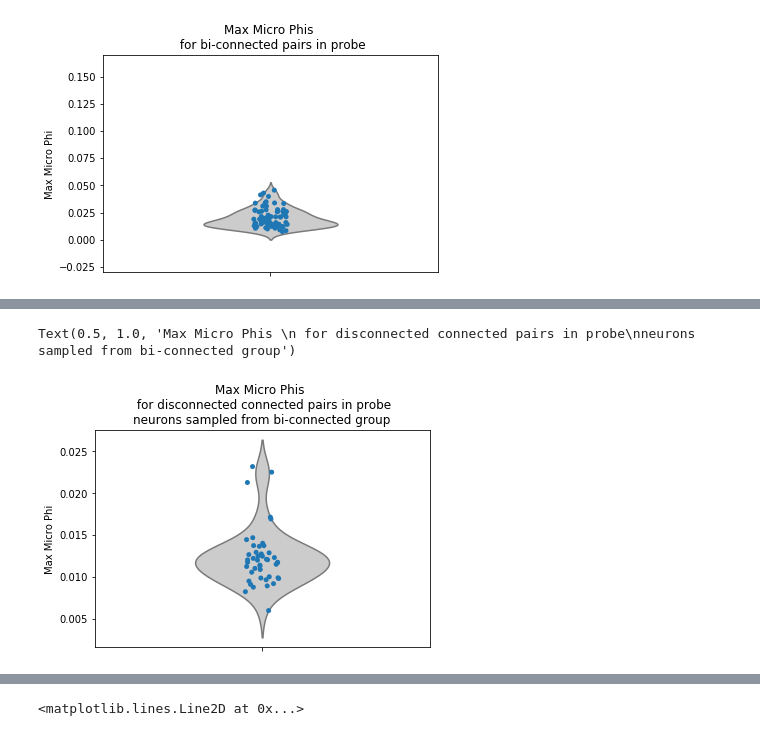
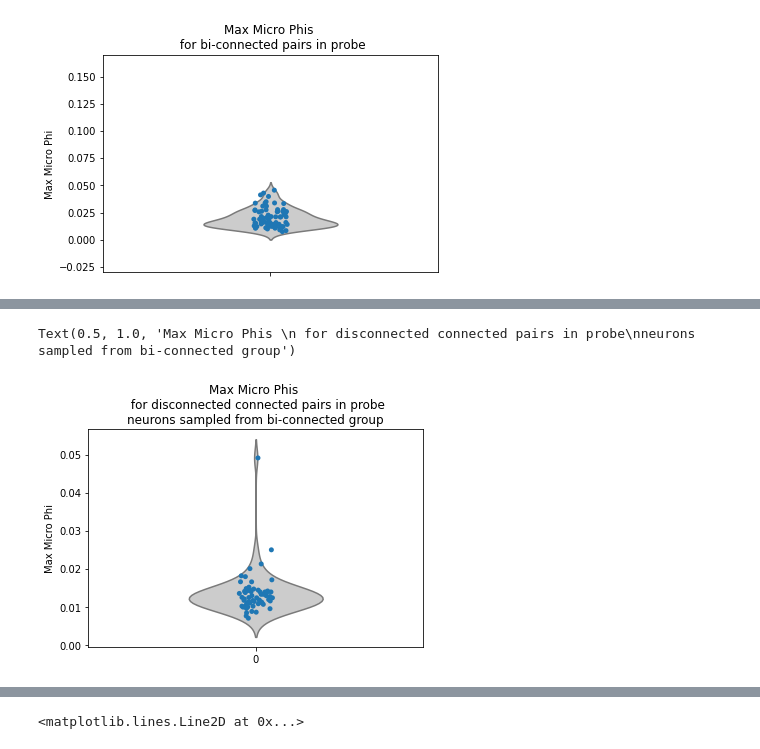
Before and after one commit to mmasque/temporal_emergence, a Jupyter notebook: spiking_statistics.ipynb, the cells around one changed output, grey strips where cells are left out. Saved outputs shown, nothing was run; the diff lists cells and outputs as text; code cells hidden in the pictures.

```diff
--- a/spiking_statistics.ipynb
+++ b/spiking_statistics.ipynb
@@ -202,7 +210,7 @@ plt.xlabel("Minimum number of state samples")
 for i in range(3):
     for j in range(3):
         #plt.figure()
-        ax[i,j].hist(minimal_connections[i*3 + j], bins = 25)
+        ax[i,j].hist(minimal_connections[i*3 + j], bins = 10)
         ax[i,j].set_yscale('log')
         ax[i,j].set_xlim([0, 1000])
         ax[i,j].set_ylim([1, 10**3])
@@ -216,6 +224,7 @@ plt.figure()
 for i in range(minimal_connections.shape[0]):
     h,x = np.histogram(minimal_connections[i], bins=25)
     bin_centers = 0.5*(x[1:]+x[:-1])
+    print(bin_centers[0])
     plt.plot(bin_centers,h, label='%.3f' % (binsize[i]))
     plt.yscale('log')
     plt.xlim([0,1000])
@@ -380,7 +398,13 @@ def violinplot_macro(macros, lims, title):
 # %%
 # same as above, but for 16 coarse grainings
 import numpy as np
-all_16_macro_micros_bidir = np.load("results/all_16coarsegrains_macro_micros.npy", allow_pickle=True)
-all_16_macro_micros_disconnected = np.load("results/all_16coarsegrains_macro_micros_disconnected.npy", allow_pickle=True)
-all_16_macro_micros_disconnected_random = np.load("results/all_16coarsegrains_macro_micros_disconnected_random.npy", allow_pickle=True)
-all_16_macro_micros_disconnected_random_500 = np.load("results/all_16coarsegrains_macro_micros_disconnected_500.npy", allow_pickle=True)
+#all_16_macro_micros_bidir = np.load("results/all_16coarsegrains_macro_micros.npy", allow_pickle=True)
+#all_16_macro_micros_disconnected = np.load("results/all_16coarsegrains_macro_micros_disconnected.npy", allow_pickle=True)
+#all_16_macro_micros_disconnected_random = np.load("results/all_16coarsegrains_macro_micros_disconnected_random.npy", allow_pickle=True)
+#all_16_macro_micros_disconnected_random_500 = np.load("results/all_16coarsegrains_macro_micros_disconnected_500.npy", allow_pickle=True)
+#all_16_macro_micros_disconnected_fixed1 = np.load("results/all_16coarsegrains_macro_micros_random_disconnected_500.npy", allow_pickle=True)
+#all_16_macro_micros_disconnected_fixed2 = np.load("results/all_16coarsegrains_macro_micros_random_disconnected_500_fix2.npy", allow_pickle=True)
+all_16_macro_micros_connected_fixed2 = np.load("results/all_16coarsegrains_macro_micros_random_fixed1.npy", allow_pickle=True)
+all_16_macro_micros_disconnected_fixed2 = np.load("results/all_16coarsegrains_macro_micros_disconnected_fixed1.npy", allow_pickle=True)
+#all_16_macro_micros_disconnected_diff_areas_fixed = np.load("results/all_16coarsegrains_macro_micros_disconnected_diff_brain_areas_fixed1.npy", allow_pickle=True)
+#all_16_macro_micros_connected_weighted = np.load("results/all_16coarsegrains_macro_micros_connected_weighted.npy", allow_pickle=True)
@@ -386,0 +415,9 @@ all_16_macro_micros_disconnected_random_500 = np.load("results/all_16coarsegrain
+# %%
+# GET THE DATA FOR ONLY THE BURSTING NEURONS
+bidirectionally_bursting = np.load("results/bidirectionally_bursting.npy").tolist()
+all_16_macro_micros_connected_fixed2_bursting = []
+seen = []
+for (micros, macros, (i,j)) in all_16_macro_micros_connected_fixed2:
+    if ([i,j] in bidirectionally_bursting) or ([j,i] in bidirectionally_bursting):
+        all_16_macro_micros_connected_fixed2_bursting.append((micros, macros, (i,j)))
+all_16_macro_micros_connected_fixed2_bursting = np.array(all_16_macro_micros_connected_fixed2_bursting)
@@ -389,7 +429,7 @@ all_16_macro_micros_disconnected_random_500 = np.load("results/all_16coarsegrain
 max_micros_wnan = []
 max_macros_wnan = [[] for i in range(16)]
 
-for micros,macros,(i,j) in all_16_macro_micros_disconnected_random_500:
+for micros,macros,(i,j) in all_16_macro_micros_connected_fixed2:
     max_micros_wnan.append(np.nanmax(micros))
     max_macro = np.nanmax(macros, axis=(0,1))
     for m in range(len(max_macro)):
@@ -411,11 +489,11 @@ print(len(max_micros))
 # %%
 import seaborn as sns
 import matplotlib.pyplot as plt
-ax = sns.violinplot(max_micros, orient='v', color=".8", inner=None, width=0.4)
-ax = sns.stripplot(max_micros, orient='v',jitter=0.05)
+ax = sns.violinplot(data=max_micros, orient='v', color=".8", inner=None, width=0.4)
+ax = sns.stripplot(data=max_micros, orient='v',jitter=0.05)
 plt.ylabel("Max Micro Phi")
 plt.title("Max Micro Phis \n for disconnected connected pairs in probe\nneurons sampled from bi-connected group")
 #plt.ylim([-0.03,0.17])
 # %% [output]
 Text(0.5, 1.0, 'Max Micro Phis \n for disconnected connected pairs in probe\nneurons sampled from bi-connected group')
-[figure, old version]
+[figure, new version]
```
Also changed, not shown: parts of 34 cells of this notebook, 9 other files.
